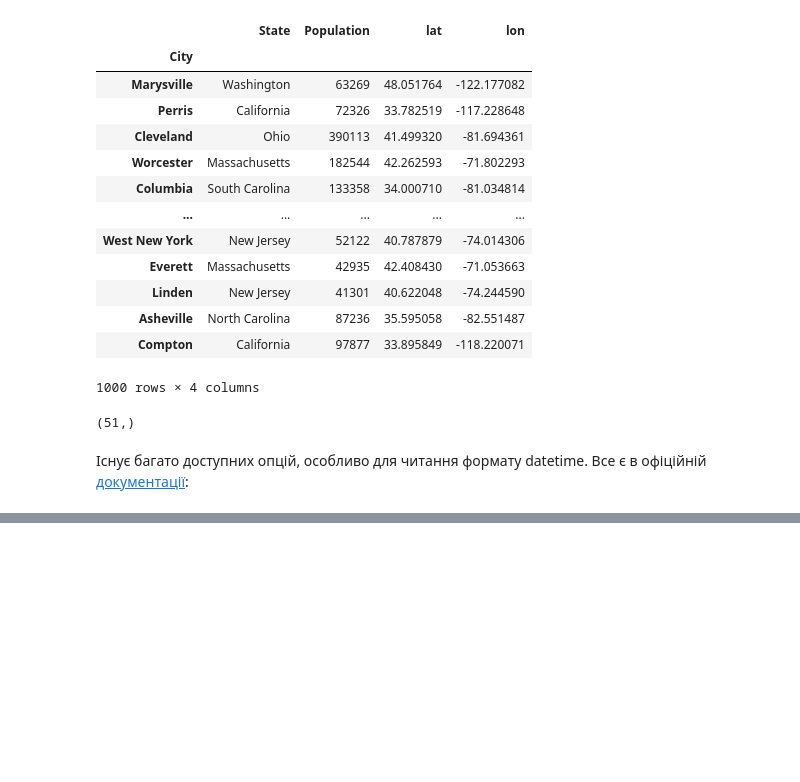
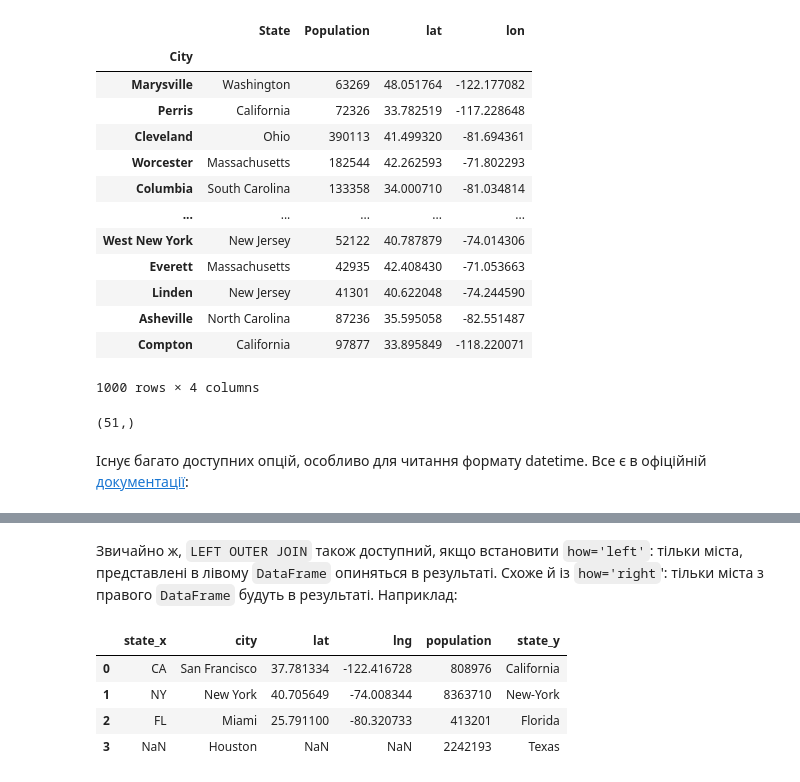
Before and after one commit to dmuman/ML-projects-and-tutorials, a Jupyter notebook: Pandas/Tutorials/pandas_tutorial_ukr.ipynb, the cells around one changed output, grey strips where cells are left out. Saved outputs shown, nothing was run; the diff lists cells and outputs as text; code cells hidden in the pictures; blank space fills up the shorter version.

Commit message:
added sql-like joins

```diff
--- a/Pandas/Tutorials/pandas_tutorial_ukr.ipynb
+++ b/Pandas/Tutorials/pandas_tutorial_ukr.ipynb
@@ -1770,0 +1833,10 @@ us_cities['State'].unique().shape # отримання кількості шта
+# %% [markdown]
+Звичайно ж, `LEFT OUTER JOIN` також доступний, якщо встановити `how='left'`: тільки міста, представлені в лівому `DataFrame` опиняться в результаті. Схоже й із `how='right`': тільки міста з правого `DataFrame` будуть в результаті. Наприклад:
+# %%
+pd.merge(left=city_loc, right=city_pop, on='city', how='right')
+# %% [output]
+|  | state_x | city | lat | lng | population | state_y |
+| 0 | CA | San Francisco | 37.781334 | -122.416728 | 808976 | California |
+| 1 | NY | New York | 40.705649 | -74.008344 | 8363710 | New-York |
+| 2 | FL | Miami | 25.791100 | -80.320733 | 413201 | Florida |
+| 3 | NaN | Houston | NaN | NaN | 2242193 | Texas |
```
Also changed, not shown: parts of 10 cells of this notebook.
